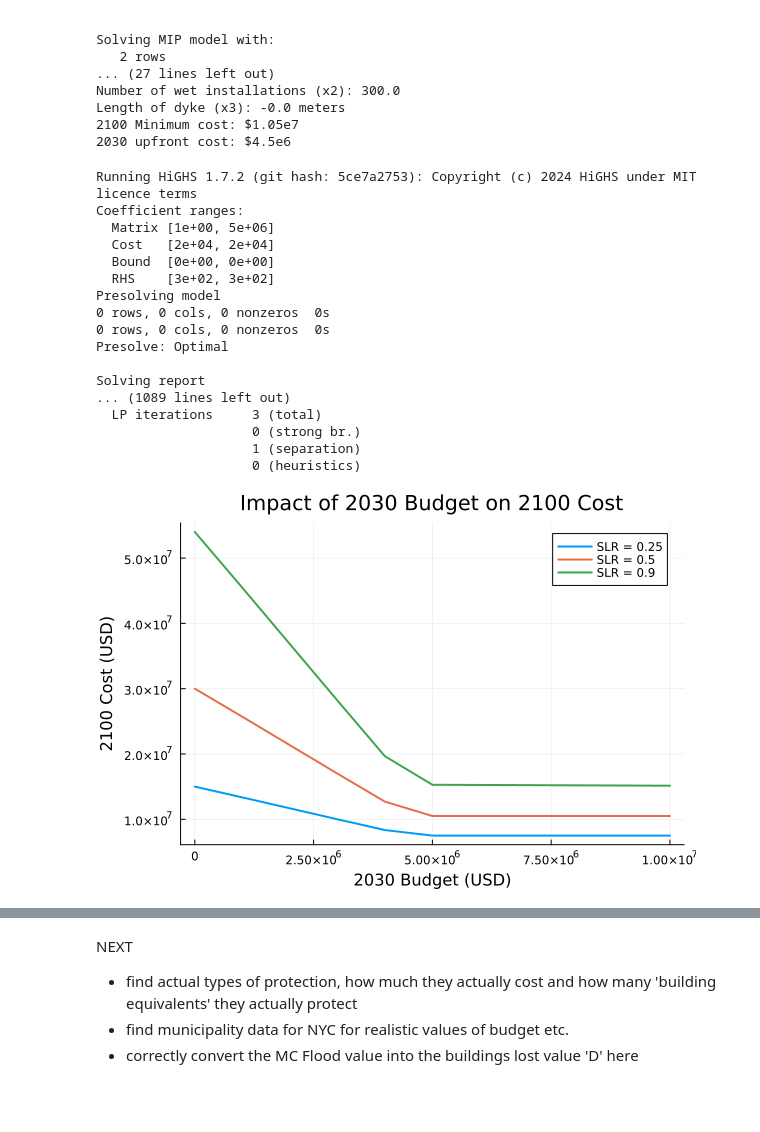
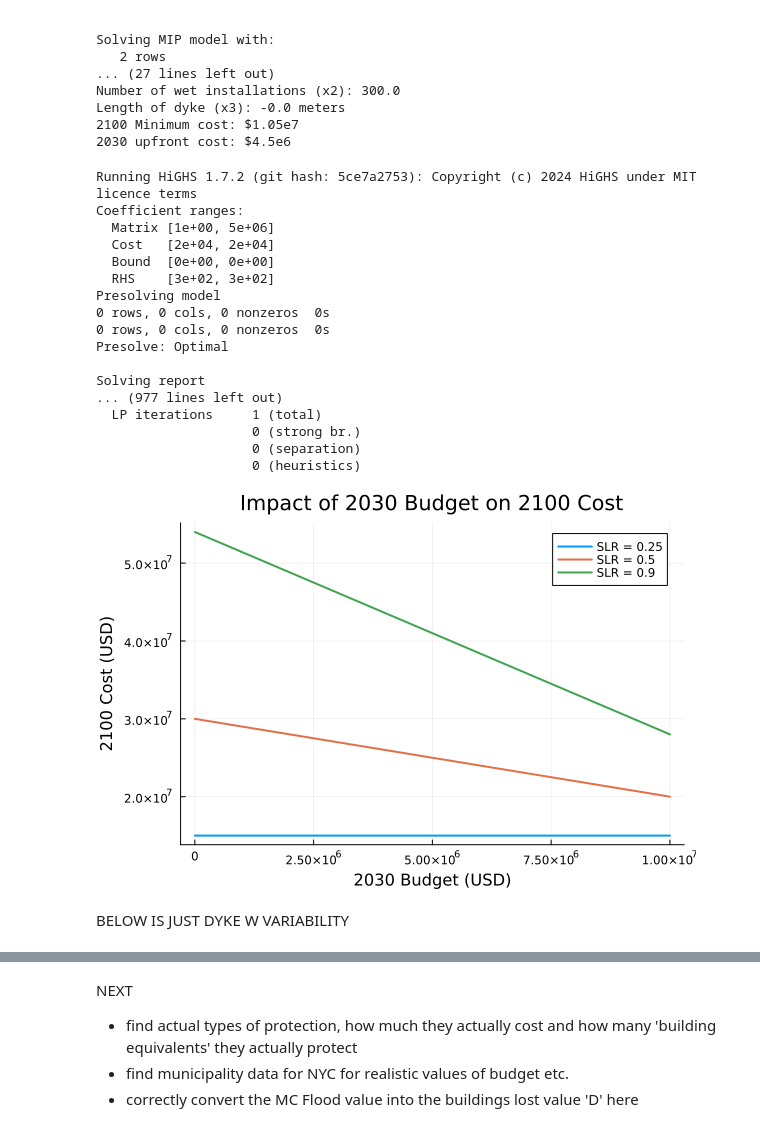
Before and after one commit to TismarkBoham/SLR-LP-4750, a Jupyter notebook: SLR-LP.ipynb, the cells around one changed output, grey strips where cells are left out. Saved outputs shown, nothing was run; the diff lists cells and outputs as text; code cells hidden in the pictures; blank space fills up the shorter version.

```diff
--- a/SLR-LP.ipynb
+++ b/SLR-LP.ipynb
@@ -153,7 +153,7 @@ for inputSLR in inputSLRs
         # Define the objective function
         @objective(
             model, Min,
-            c2 * x2 + c3 * x3 +                               # Upfront cost
+            c2 * x2 + c3 * x3*h3 +                               # Upfront cost
             houseDestructionPerc * d * (h - (x2 + p * x3)) +  # Damage cost of untreated houses
             x2 * 0.2 * houseDestructionPerc * d              # Damage cost of wet-treated houses
         )
@@ -184,34 +184,36 @@ plot(
     xlabel = "2030 Budget (USD)",
     ylabel = "2100 Cost (USD)",
     title = "Impact of 2030 Budget on 2100 Cost",
     lw = 2
 )
 plot!(
     budgets, results[0.5],
     label = "SLR = 0.5",
     lw = 2
 )
 plot!(
     budgets, results[0.9],
     label = "SLR = 0.9",
     lw = 2
 )
 # %% [output]
 Running HiGHS 1.7.2 (git hash: 5ce7a2753): Copyright (c) 2024 HiGHS under MIT licence terms
 Coefficient ranges:
   Matrix [1e+00, 5e+06]
   Cost   [2e+04, 2e+04]
   Bound  [0e+00, 0e+00]
   RHS    [3e+02, 3e+02]
 Presolving model
 0 rows, 0 cols, 0 nonzeros  0s
 0 rows, 0 cols, 0 nonzeros  0s
 Presolve: Optimal
 
 Solving report
-... (1089 lines left out)
-  LP iterations     3 (total)
+... (977 lines left out)
+  LP iterations     1 (total)
                     0 (strong br.)
-                    1 (separation)
+                    0 (separation)
                     0 (heuristics)
-[figure, old version]
+[figure, new version]
+# %% [markdown]
+BELOW IS JUST DYKE W VARIABILITY
```
Also changed, not shown: parts of 2 cells of this notebook.
